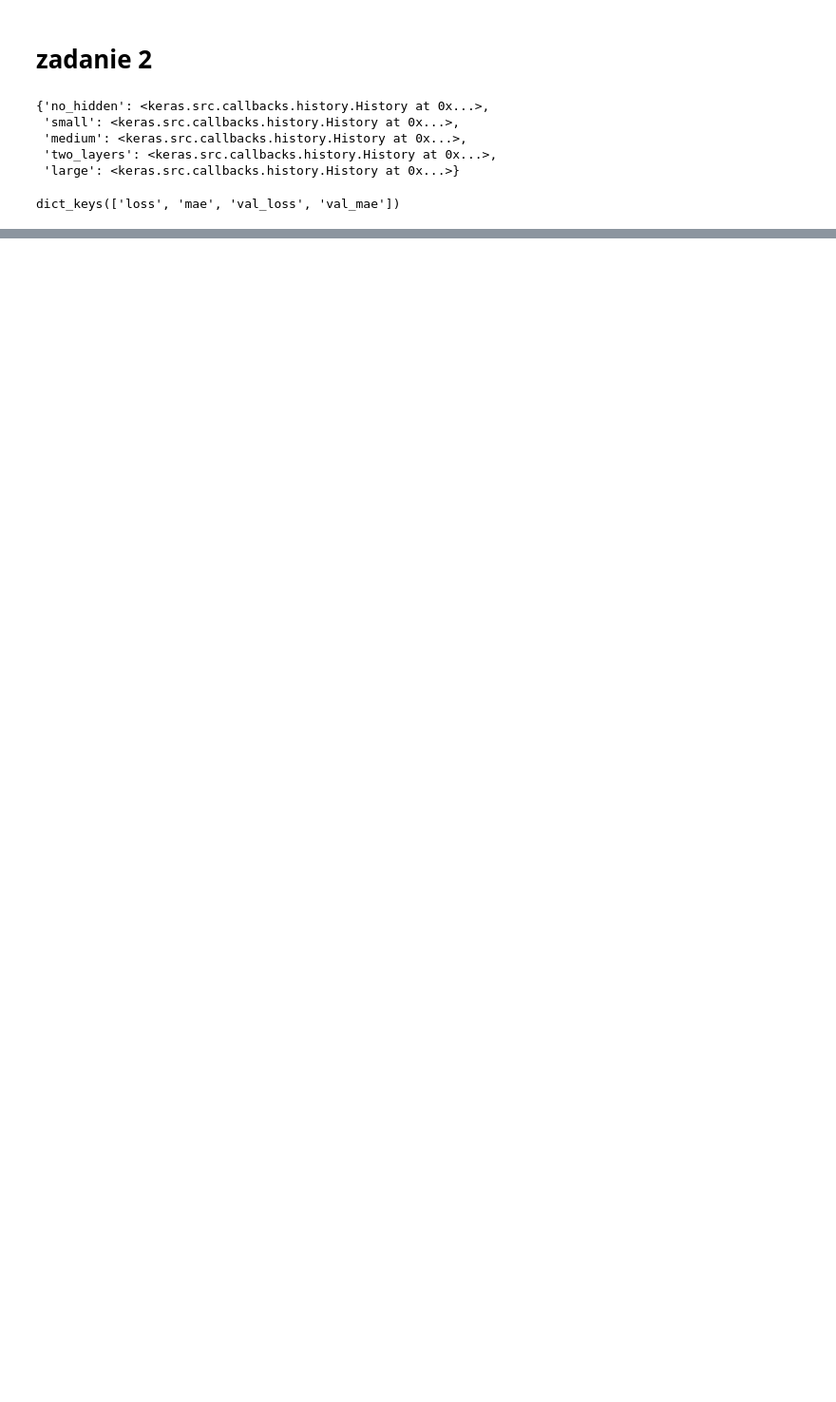
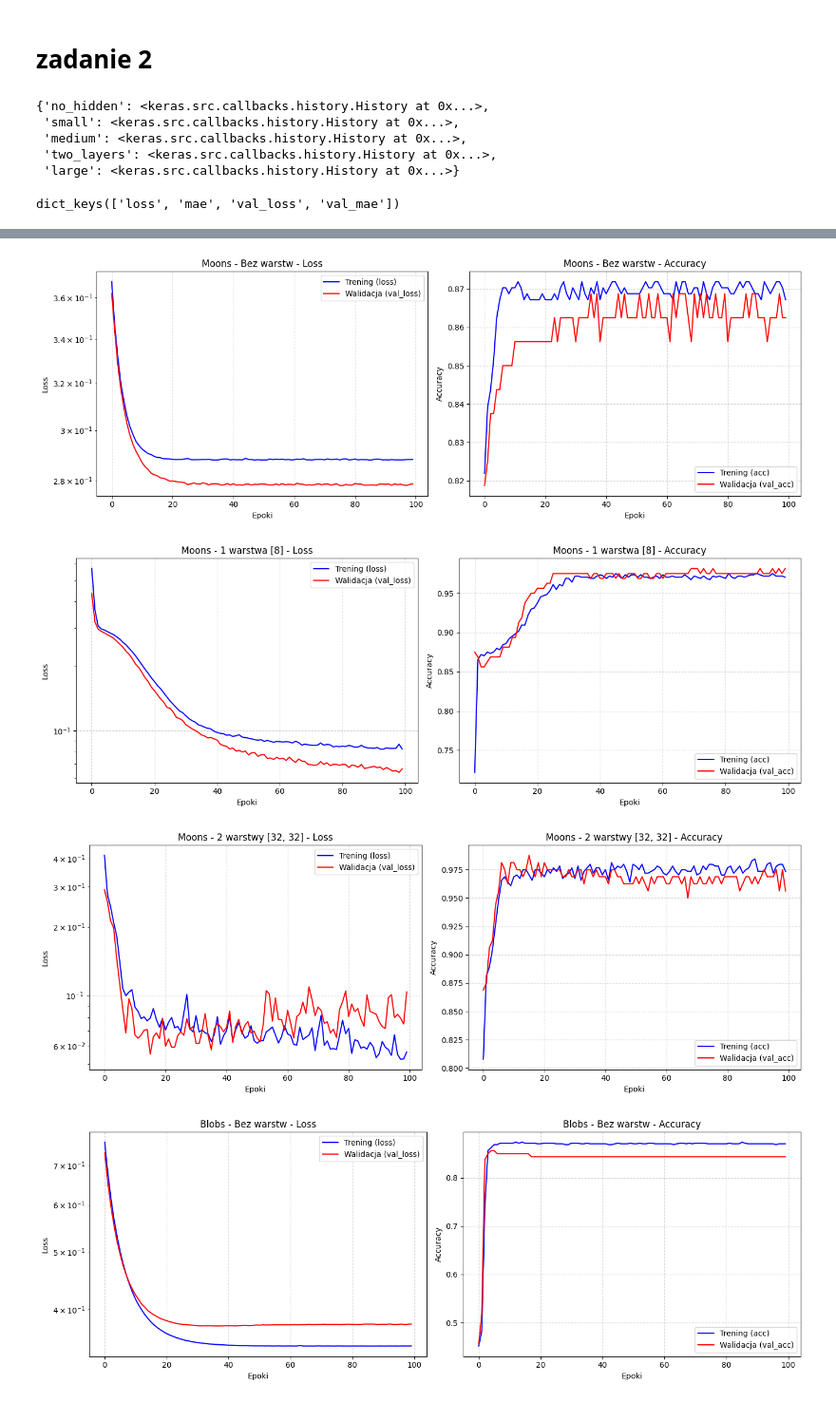
Before and after one commit to michallitwin/python-learning, a Jupyter notebook: python_dl/exercises2_dl.ipynb, the cells around one changed output, grey strips where cells are left out. Shown at 95% size. Drawn from its saved outputs; the diff is of its cells as text; code cells hidden in the pictures; blank space fills up the shorter version.

```diff
--- a/python_dl/exercises2_dl.ipynb
+++ b/python_dl/exercises2_dl.ipynb
@@ -172,0 +325,6 @@ plot_histories(models)
+# %%
+data_2 = generate_classification_data("blobs")
+X_train_scaled_3, X_test_scaled_3, y_train_3, y_test_3 = data_2
+# %%
+data_3 = generate_classification_data("moons")
+X_train_scaled_4, X_test_scaled_4, y_train_4, y_test_4 = data_3
@@ -172,0 +360,18 @@ plot_histories(models)
+# %%
+# --- MOONS ---
+m_moons_brak = build_model(2, [], 'relu', 'classification')
+m_moons_maly = build_model(2, [8], 'relu', 'classification')
+m_moons_gleb = build_model(2, [32, 32], 'relu', 'classification')
+
+hist_moons_no = train_model(m_moons_brak, X_train_scaled_4, y_train_4, 100, 'classification')
+hist_moons_one = train_model(m_moons_maly, X_train_scaled_4, y_train_4, 100, 'classification')
+hist_moons_two = train_model(m_moons_gleb, X_train_scaled_4, y_train_4, 100, 'classification')
+
+# --- BLOBS ---
+m_blobs_brak = build_model(2, [], 'relu', 'classification')
+m_blobs_maly = build_model(2, [8], 'relu', 'classification')
+m_blobs_gleb = build_model(2, [32, 32], 'relu', 'classification')
+
+hist_blobs_no = train_model(m_blobs_brak, X_train_scaled_3, y_train_3, 100, 'classification')
+hist_blobs_one = train_model(m_blobs_maly, X_train_scaled_3, y_train_3, 100, 'classification')
+hist_blobs_two = train_model(m_blobs_gleb, X_train_scaled_3, y_train_3, 100, 'classification')
@@ -172,0 +396,17 @@ plot_histories(models)
+# %%
+histories = {
+    "Moons - Bez warstw": hist_moons_no,
+    "Moons - 1 warstwa [8]": hist_moons_one,
+    "Moons - 2 warstwy [32, 32]": hist_moons_two,
+    "Blobs - Bez warstw": hist_blobs_no,
+    "Blobs - 1 warstwa [8]": hist_blobs_one,
+    "Blobs - 2 warstwy [32, 32]": hist_blobs_two,
+}
+
+for title, hist in histories.items():
+    plot_history(hist, title=title)
+# %% [output]
+[figure, added]
+[figure, added]
+[figure, added]
+[figure, added]
```
Also changed, not shown: parts of 41 cells of this notebook, 1 other file.
